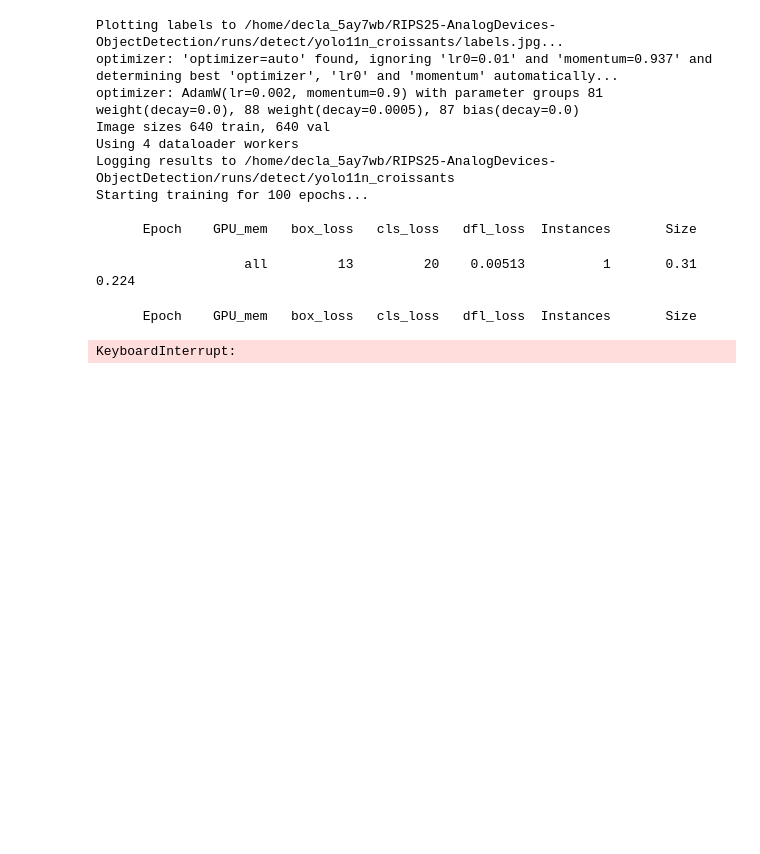
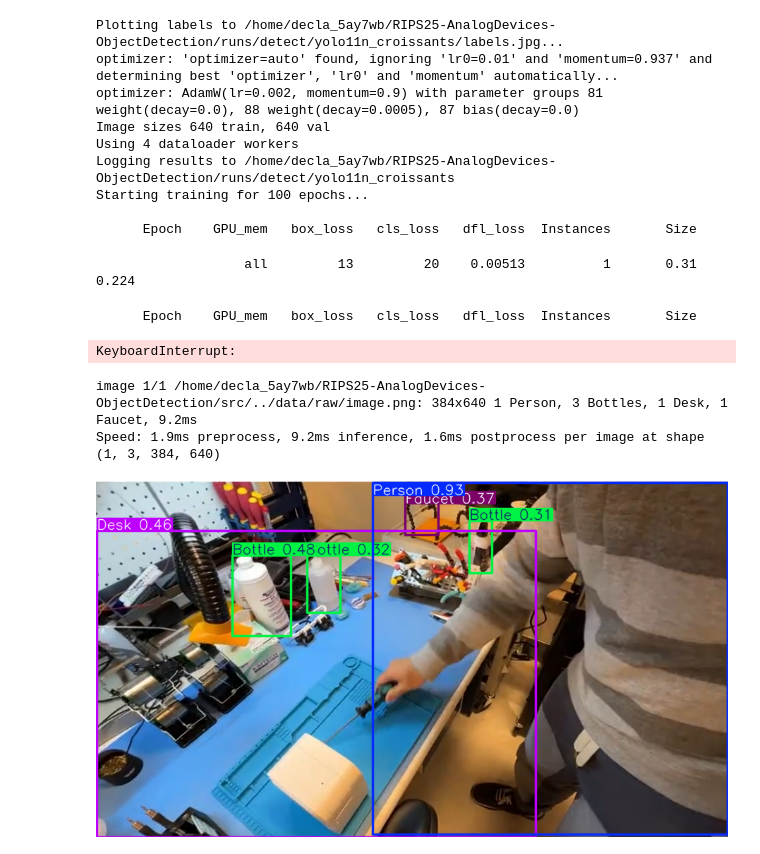
Before and after one commit to RIPS25-Analog/OC-Synthesis, a Jupyter notebook: src/view_images.ipynb, the cells around one changed output. Drawn from its saved outputs; the diff is of its cells as text; code cells hidden in the pictures; blank space fills up the shorter version.

```diff
--- a/src/view_images.ipynb
+++ b/src/view_images.ipynb
@@ -208,3 +208,19 @@ Starting training for 100 epochs...
                    all         13         20    0.00513          1       0.31      0.224
       Epoch    GPU_mem   box_loss   cls_loss   dfl_loss  Instances       Size
 KeyboardInterrupt:
+# %%
+model = YOLO('../src/yolo11n_object365.pt')
+
+results = model('../data/raw/image.png')
+# Display the results
+for result in results:
+    boxes = result.boxes  # Boxes object for bounding box outputs
+    masks = result.masks  # Masks object for segmentation masks outputs
+    keypoints = result.keypoints  # Keypoints object for pose outputs
+    probs = result.probs  # Probs object for classification outputs
+    obb = result.obb  # Oriented boxes object for OBB outputs
+    result.show()  # display to screen
+# %% [output]
+image 1/1 /home/decla_5ay7wb/RIPS25-AnalogDevices-ObjectDetection/src/../data/raw/image.png: 384x640 1 Person, 3 Bottles, 1 Desk, 1 Faucet, 9.2ms
+Speed: 1.9ms preprocess, 9.2ms inference, 1.6ms postprocess per image at shape (1, 3, 384, 640)
+[figure, added]
```
Also changed, not shown: 8 other files.
